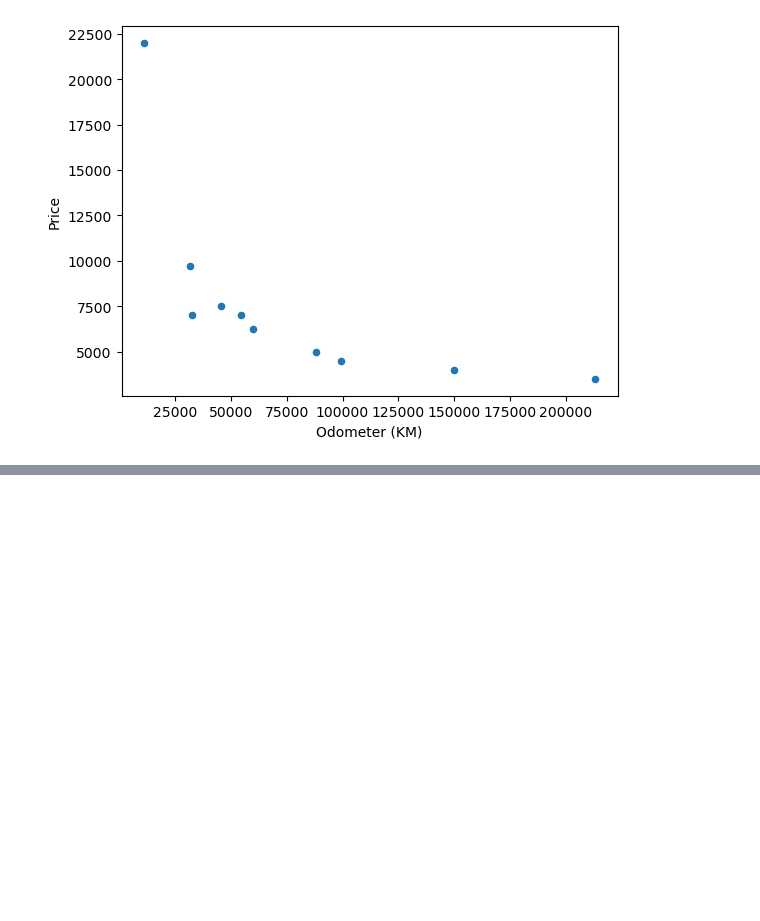
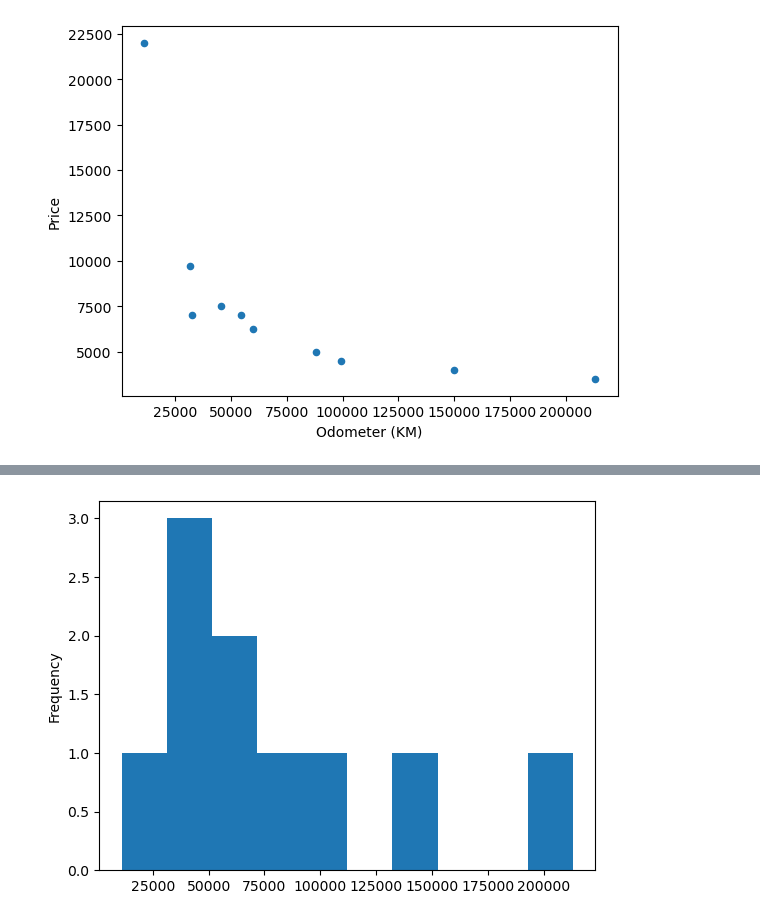
Before and after one commit to AllergictoCrustaceans/ml_gamedev_fullstack_snippets, a Jupyter notebook: machine_learning_and_data_science/matplotlib_basics.ipynb, the cells around one changed output, grey strips where cells are left out. Saved outputs shown, nothing was run; the diff lists cells and outputs as text; code cells hidden in the pictures; blank space fills up the shorter version.

```diff
--- a/machine_learning_and_data_science/matplotlib_basics.ipynb
+++ b/machine_learning_and_data_science/matplotlib_basics.ipynb
@@ -247,0 +294,5 @@ car_sales.plot(x="Odometer (KM)", y="Price", kind="scatter");
+# %%
+# Create histogram graph
+car_sales["Odometer (KM)"].plot.hist();
+# %% [output]
+[figure, added]
```
Also changed, not shown: parts of 39 cells of this notebook.
